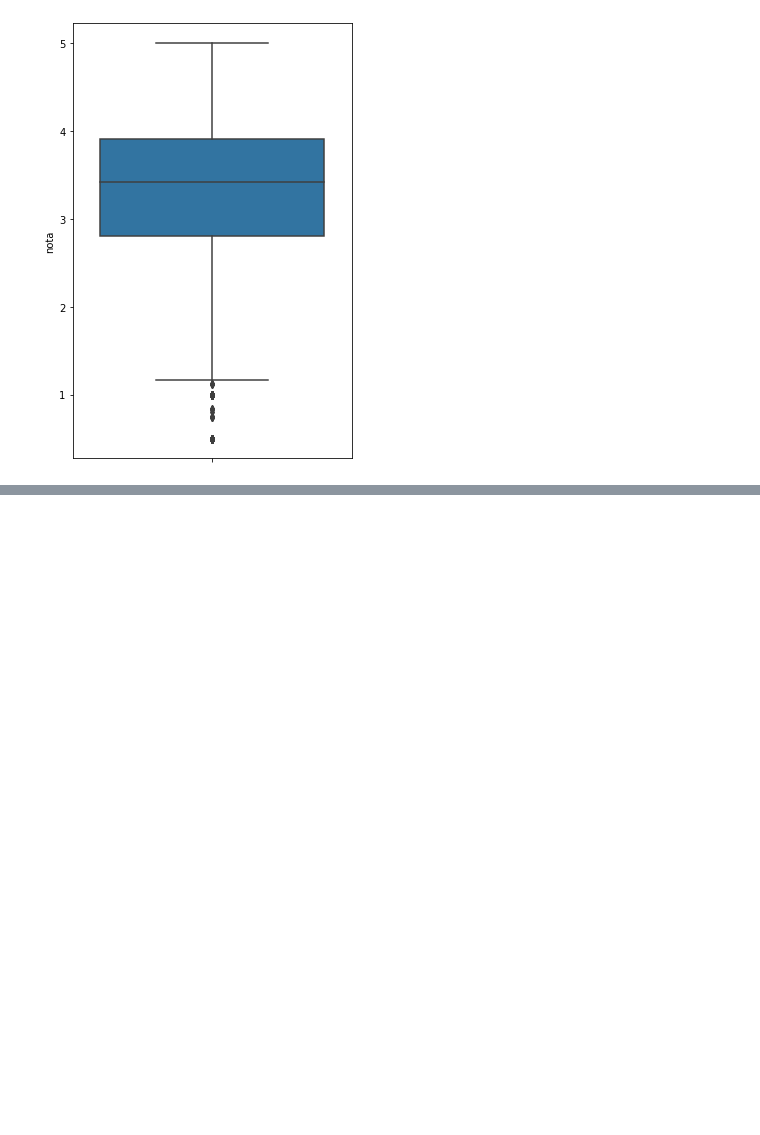
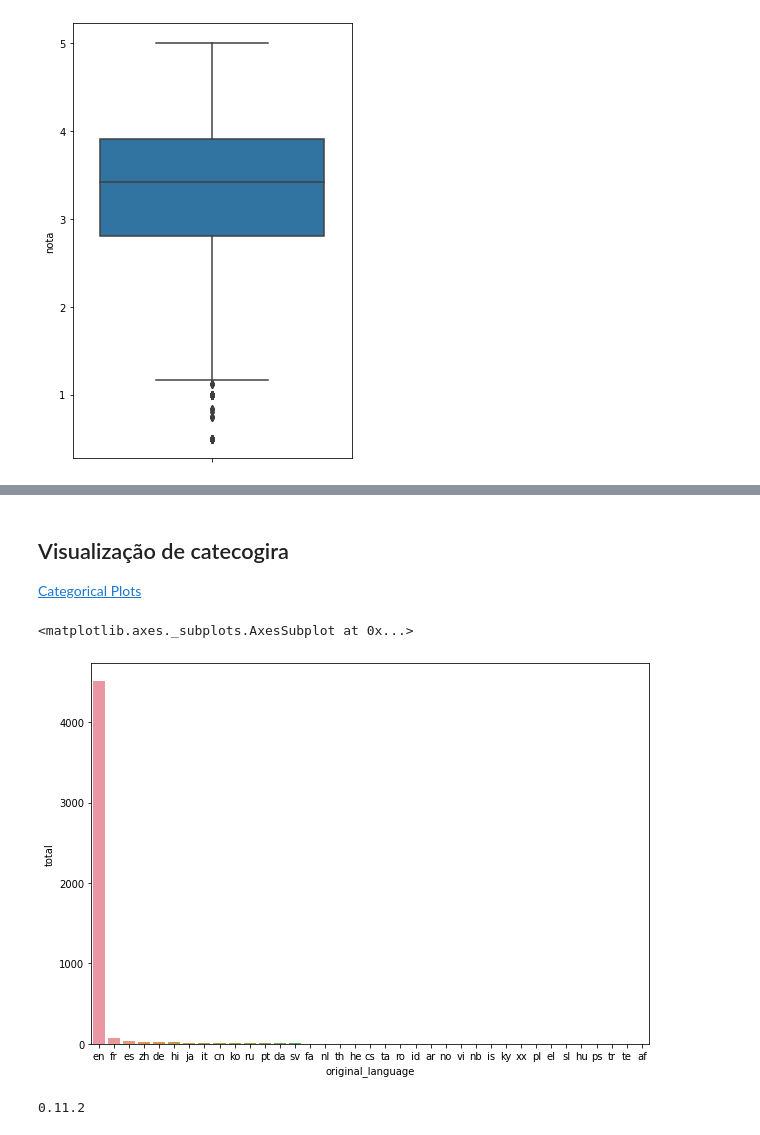
Before and after one commit to JeandsGomes/Estudando_Ciencia_de_Dados_com_Python, a Jupyter notebook: Introdução_a_Data_Science.ipynb, the cells around one changed output, grey strips where cells are left out. Saved outputs shown, nothing was run; the diff lists cells and outputs as text; code cells hidden in the pictures; blank space fills up the shorter version.

```diff
--- a/Introdução_a_Data_Science.ipynb
+++ b/Introdução_a_Data_Science.ipynb
@@ -271,0 +274,4 @@ sns.boxplot(y=medias_por_filmes)
+# %%
+import pandas as pd
+tmdb = pd.read_csv('/content/drive/MyDrive/1.Projetos GitHub/Data Science/tmdb_5000/tmdb_5000_movies.csv')
+tmdb.head()
@@ -271,0 +352,5 @@ sns.boxplot(y=medias_por_filmes)
+# %%
+# Transformando uma serie em um frame com index
+contagem_de_lingua = tmdb['original_language'].value_counts().to_frame().reset_index()
+contagem_de_lingua.columns = ['original_language','total']
+contagem_de_lingua.head()
@@ -271,0 +364,4 @@ sns.boxplot(y=medias_por_filmes)
+# %% [markdown]
+## Visualização de catecogira
+
+[Categorical Plots](https://seaborn.pydata.org/tutorial/categorical.html)
@@ -271,0 +370,13 @@ sns.boxplot(y=medias_por_filmes)
+# %%
+plt.figure(figsize=(10,7))
+sns.barplot(x = 'original_language', y = 'total',data = contagem_de_lingua)
+# %% [output]
+<matplotlib.axes._subplots.AxesSubplot at 0x...>
+[figure, added]
+# %%
+# Atualizando para usar a verção mais atual se nescesario atual
+print(sns.__version__)
+#pip install <nome da biblioteca>==<verção que deseja>
+# Resete o notebook
+# %% [output]
+0.11.2
```
Also changed, not shown: parts of 17 cells of this notebook.
